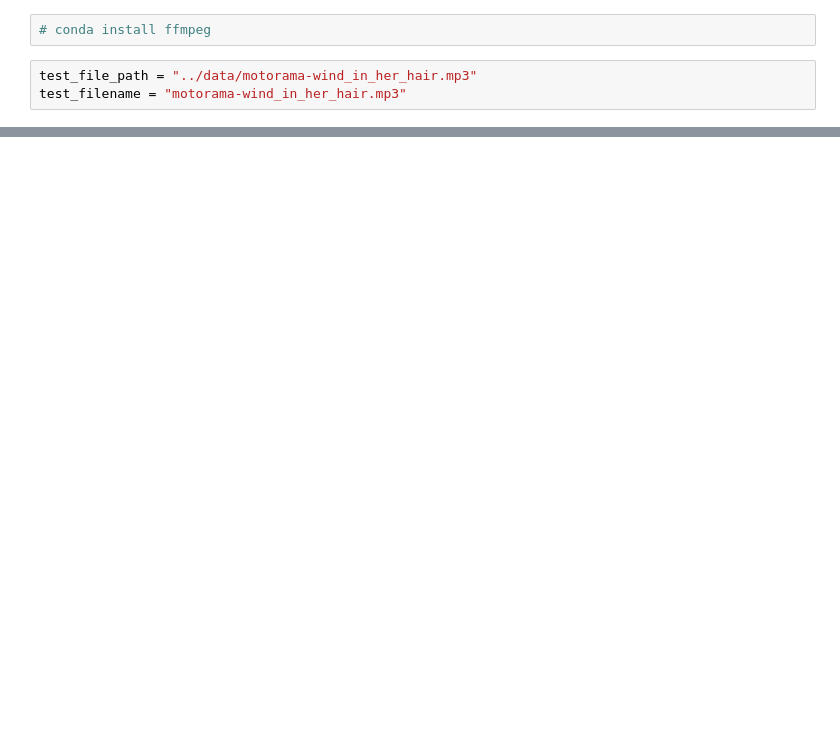
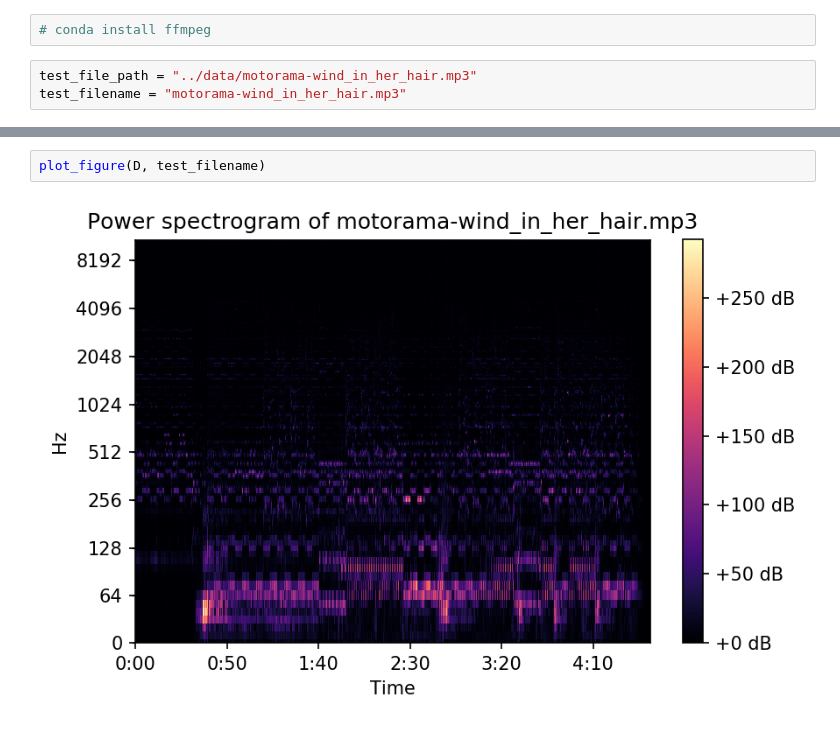
Before and after one commit to Kum4yk/2020_ml, a Jupyter notebook: task_1.flask_service/test_music_by_librosa.ipynb, the cells around one changed output, grey strips where cells are left out. Saved outputs shown, nothing was run; the diff lists cells and outputs as text; blank space fills up the shorter version.

```diff
--- a/task_1.flask_service/test_music_by_librosa.ipynb
+++ b/task_1.flask_service/test_music_by_librosa.ipynb
@@ -32,0 +46,4 @@ plt.tight_layout()
+# %%
+plot_figure(D, test_filename)
+# %% [output]
+[figure, added]
```
Also changed, not shown: parts of 8 cells of this notebook, 6 other files.
